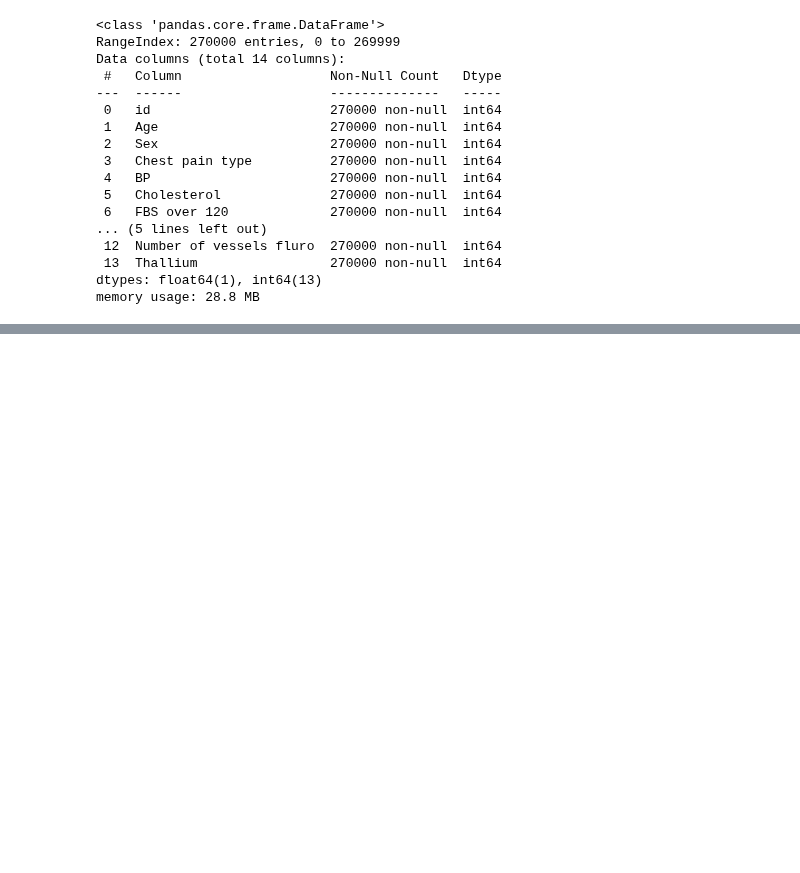
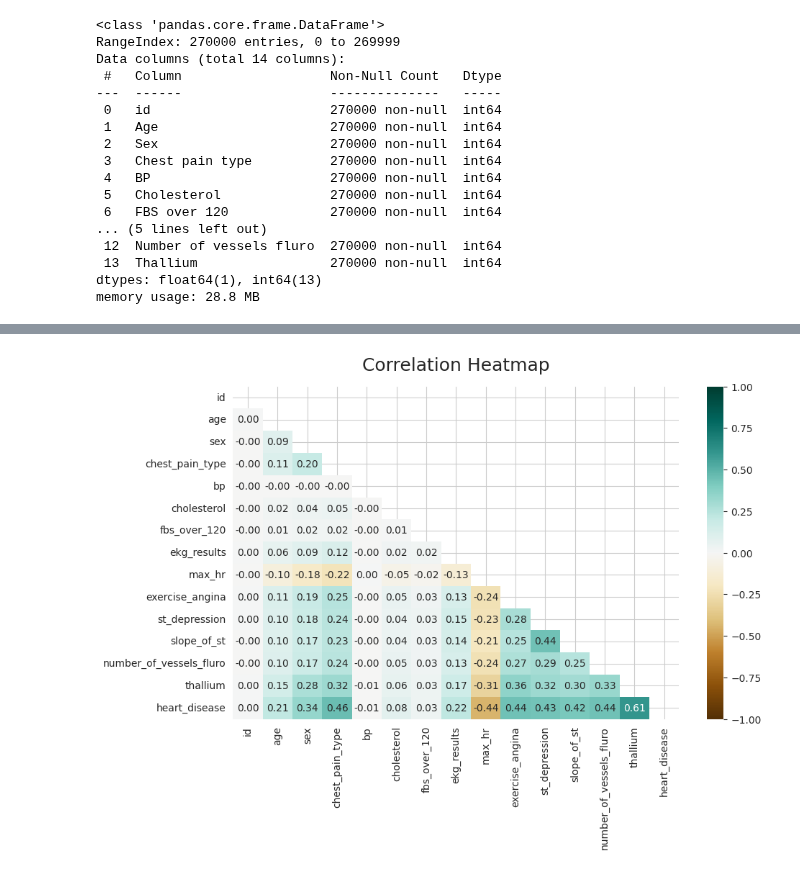
Before and after one commit to jfblanchard/s6e2-predict-heart-disease, a Jupyter notebook: s6e2-predicting-heart-disease-eda.ipynb, the cells around one changed output, grey strips where cells are left out. Cells and saved outputs as stored; diff of their text form; code cells hidden in the pictures; blank space fills up the shorter version.

```diff
--- a/s6e2-predicting-heart-disease-eda.ipynb
+++ b/s6e2-predicting-heart-disease-eda.ipynb
@@ -175,42 +128,28 @@ print("CLEAN TRAIN COLUMNS:", train.columns.tolist())
 def cast_features(df: pd.DataFrame) -> pd.DataFrame:
     df = df.copy()
 
-    # Binary / categorical
-    binary_int_cols = [
-        "sex",
-        "fbs_over_120",
-        "exercise_angina",
-        "heart_disease",  # only if it exists
-    ]
-    for col in binary_int_cols:
+    # Target: map Absence→0, Presence→1
+    if "heart_disease" in df.columns:
+        df["heart_disease"] = (
+            df["heart_disease"].map({"Absence": 0, "Presence": 1}).astype("int8")
+        )
+
+    # Binary flags
+    for col in ["sex", "fbs_over_120", "exercise_angina"]:
         if col in df.columns:
             df[col] = df[col].astype("int8")
 
-    categorical_cols = [
-        "chest_pain_type",
-        "ekg_results",
-        "slope_of_st",
-        "number_of_vessels_fluro",
-        "thallium",
-    ]
-    for col in categorical_cols:
+    # Ordinal categoricals
+    for col in ["chest_pain_type", "ekg_results", "slope_of_st",
+                "number_of_vessels_fluro", "thallium"]:
         if col in df.columns:
             df[col] = df[col].astype("category")
 
-    float_cols = [
-        "age",
-        "bp",
-        "cholesterol",
-        "max_hr",
-        "st_depression",
-    ]
-    for col in float_cols:
+    # Continuous numeric
+    for col in ["age", "bp", "cholesterol", "max_hr", "st_depression"]:
         if col in df.columns:
             df[col] = pd.to_numeric(df[col], errors="coerce")
 
     return df
-
-train = cast_features(train)
-test  = cast_features(test)
 # %% [output]
 CLEAN TRAIN COLUMNS: ['id', 'age', 'sex', 'chest_pain_type', 'bp', 'cholesterol', 'fbs_over_120', 'ekg_results', 'max_hr', 'exercise_angina', 'st_depression', 'slope_of_st', 'number_of_vessels_fluro', ...
@@ -377,7 +379,9 @@ plt.show()
 # %%
-plt.figure(figsize=(12, 8))
+plt.figure(figsize=(10, 6))
 mask = np.triu(np.ones_like(train.corr(),dtype=bool))
 heatmap = sns.heatmap(train.corr(), mask=mask, vmin=-1, vmax=1, annot=True, cmap='BrBG', fmt=".2f")
 heatmap.set_title('Correlation Heatmap', fontdict={'fontsize':18}, pad=16);
+# %% [output]
+[figure, added]
 # %%
 TARGET = 'heart_disease'
```
Also changed, not shown: parts of 32 cells of this notebook, 48 other files.
